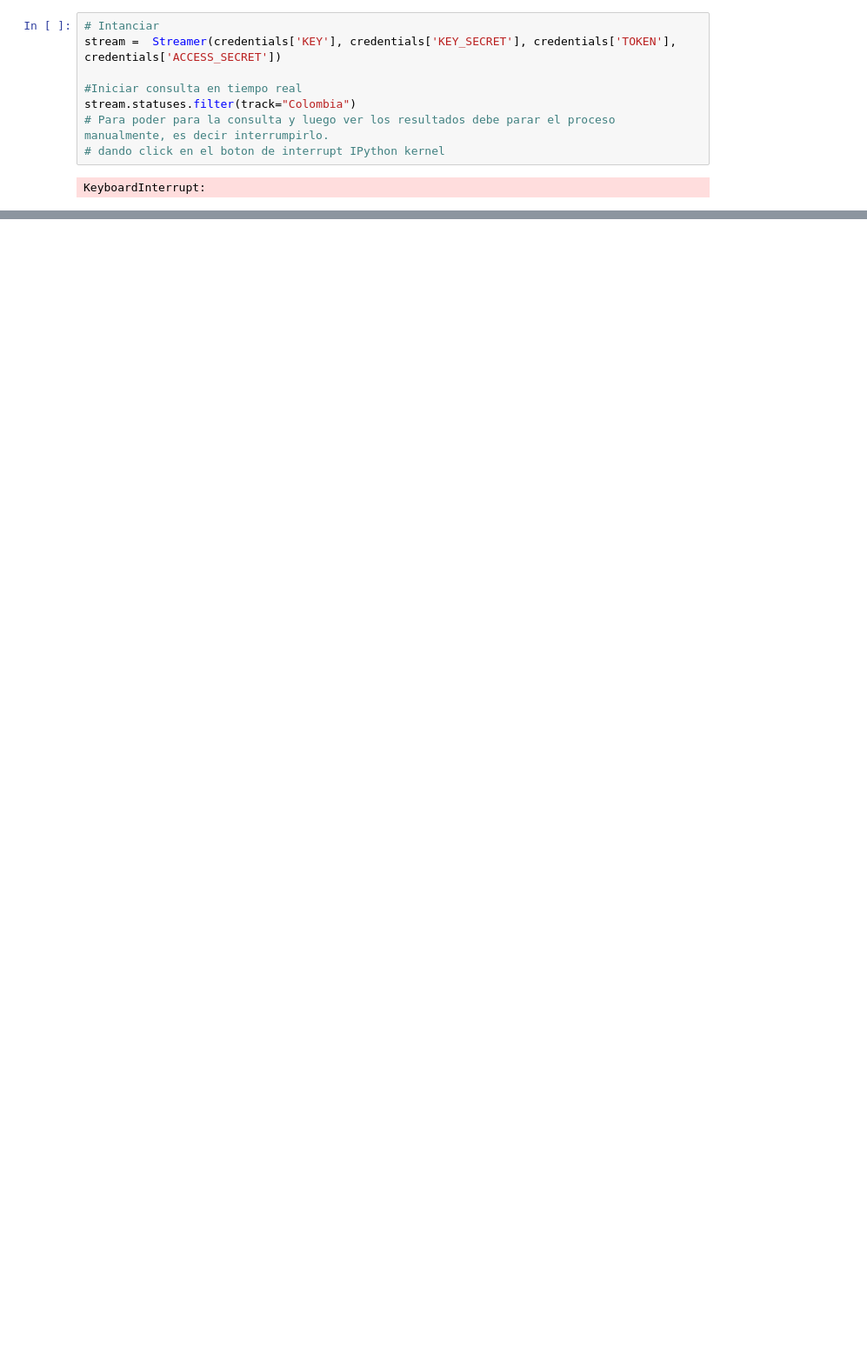
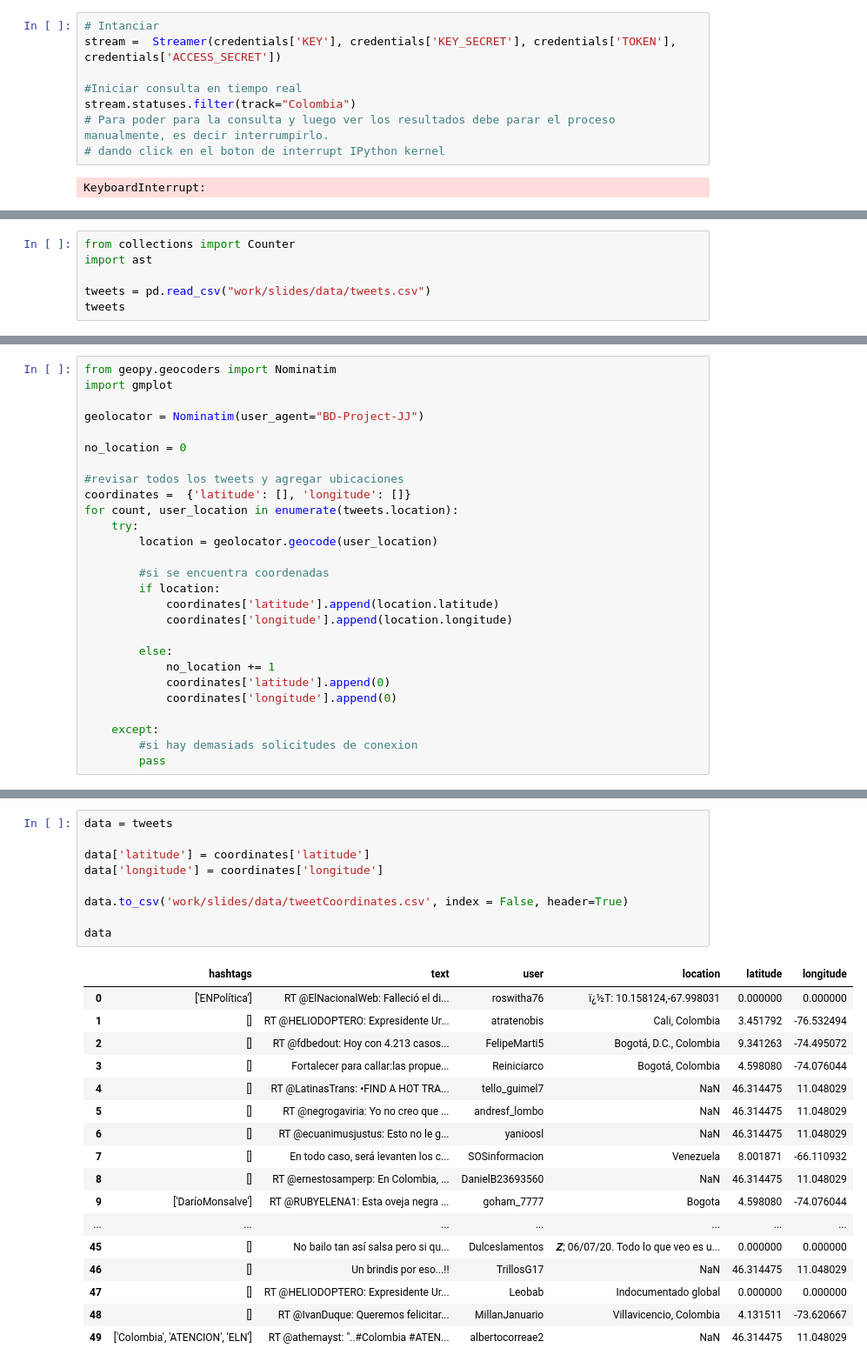
Before and after one commit to villate13/BDproject, a Jupyter notebook: slides/tweetAnalysis.ipynb, the cells around one changed output, grey strips where cells are left out. Shown at 87% size. Saved outputs shown, nothing was run; the diff lists cells and outputs as text; blank space fills up the shorter version.

Commit message:
tablas con y sin coordenadas - completadas

```diff
--- a/slides/tweetAnalysis.ipynb
+++ b/slides/tweetAnalysis.ipynb
@@ -166,0 +149,6 @@ tweetsRealTime
+# %%
+from collections import Counter
+import ast
+
+tweets = pd.read_csv("work/slides/data/tweets.csv")
+tweets
@@ -166,0 +211,27 @@ tweetsRealTime
+# %%
+from geopy.geocoders import Nominatim
+import gmplot
+
+geolocator = Nominatim(user_agent="BD-Project-JJ")
+
+no_location = 0
+
+#revisar todos los tweets y agregar ubicaciones
+coordinates =  {'latitude': [], 'longitude': []}
+for count, user_location in enumerate(tweets.location):
+    try:
+        location = geolocator.geocode(user_location)
+
+        #si se encuentra coordenadas
+        if location:
+            coordinates['latitude'].append(location.latitude)
+            coordinates['longitude'].append(location.longitude)
+
+        else:
+            no_location += 1
+            coordinates['latitude'].append(0)
+            coordinates['longitude'].append(0)
+
+    except:
+        #si hay demasiads solicitudes de conexion
+        pass
@@ -166,0 +244,27 @@ tweetsRealTime
+# %%
+data = tweets
+
+data['latitude'] = coordinates['latitude']
+data['longitude'] = coordinates['longitude']
+
+data.to_csv('work/slides/data/tweetCoordinates.csv', index = False, header=True)
+
+data
+# %% [output]
+|  | hashtags | text | user | location | latitude | longitude |
+| 0 | ['ENPolítica'] | RT @ElNacionalWeb: Falleció el di... | roswitha76 | ï¿½T: 10.158124,-67.998031 | 0.000000 | 0.000000 |
+| 1 | [] | RT @HELIODOPTERO: Expresidente Ur... | atratenobis | Cali, Colombia | 3.451792 | -76.532494 |
+| 2 | [] | RT @fdbedout: Hoy con 4.213 casos... | FelipeMarti5 | Bogotá, D.C., Colombia | 9.341263 | -74.495072 |
+| 3 | [] | Fortalecer para callar:las propue... | Reiniciarco | Bogotá, Colombia | 4.598080 | -74.076044 |
+| 4 | [] | RT @LatinasTrans: •FIND A HOT TRA... | tello_guimel7 | NaN | 46.314475 | 11.048029 |
+| 5 | [] | RT @negrogaviria: Yo no creo que ... | andresf_lombo | NaN | 46.314475 | 11.048029 |
+| 6 | [] | RT @ecuanimusjustus: Esto no le g... | yanioosl | NaN | 46.314475 | 11.048029 |
+| 7 | [] | En todo caso, será levanten los c... | SOSinformacion | Venezuela | 8.001871 | -66.110932 |
+| 8 | [] | RT @ernestosamperp: En Colombia, ... | DanielB23693560 | NaN | 46.314475 | 11.048029 |
+| 9 | ['DaríoMonsalve'] | RT @RUBYELENA1: Esta oveja negra ... | goham_7777 | Bogota | 4.598080 | -74.076044 |
+| ... | ... | ... | ... | ... | ... | ... |
+| 45 | [] | No bailo tan así salsa pero si qu... | Dulceslamentos | 𝒁; 06/07/20. Todo lo que veo es u... | 0.000000 | 0.000000 |
+| 46 | [] | Un brindis por eso...!! | TrillosG17 | NaN | 46.314475 | 11.048029 |
+| 47 | [] | RT @HELIODOPTERO: Expresidente Ur... | Leobab | Indocumentado global | 0.000000 | 0.000000 |
+| 48 | [] | RT @IvanDuque: Queremos felicitar... | MillanJanuario | Villavicencio, Colombia | 4.131511 | -73.620667 |
+| 49 | ['Colombia', 'ATENCION', 'ELN'] | RT @athemayst: "..#Colombia #ATEN... | albertocorreae2 | NaN | 46.314475 | 11.048029 |
```
Also changed, not shown: parts of 12 cells of this notebook, 5 other files.
